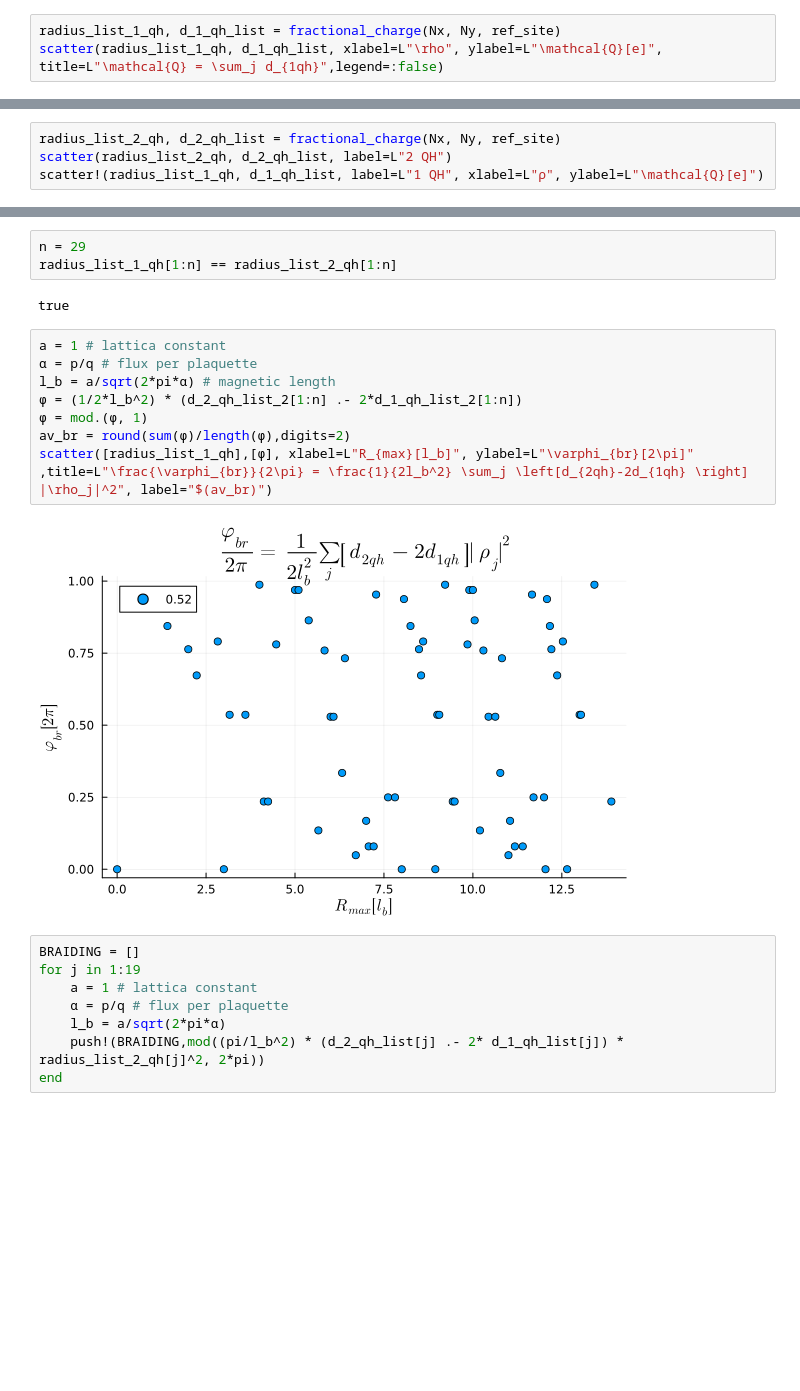
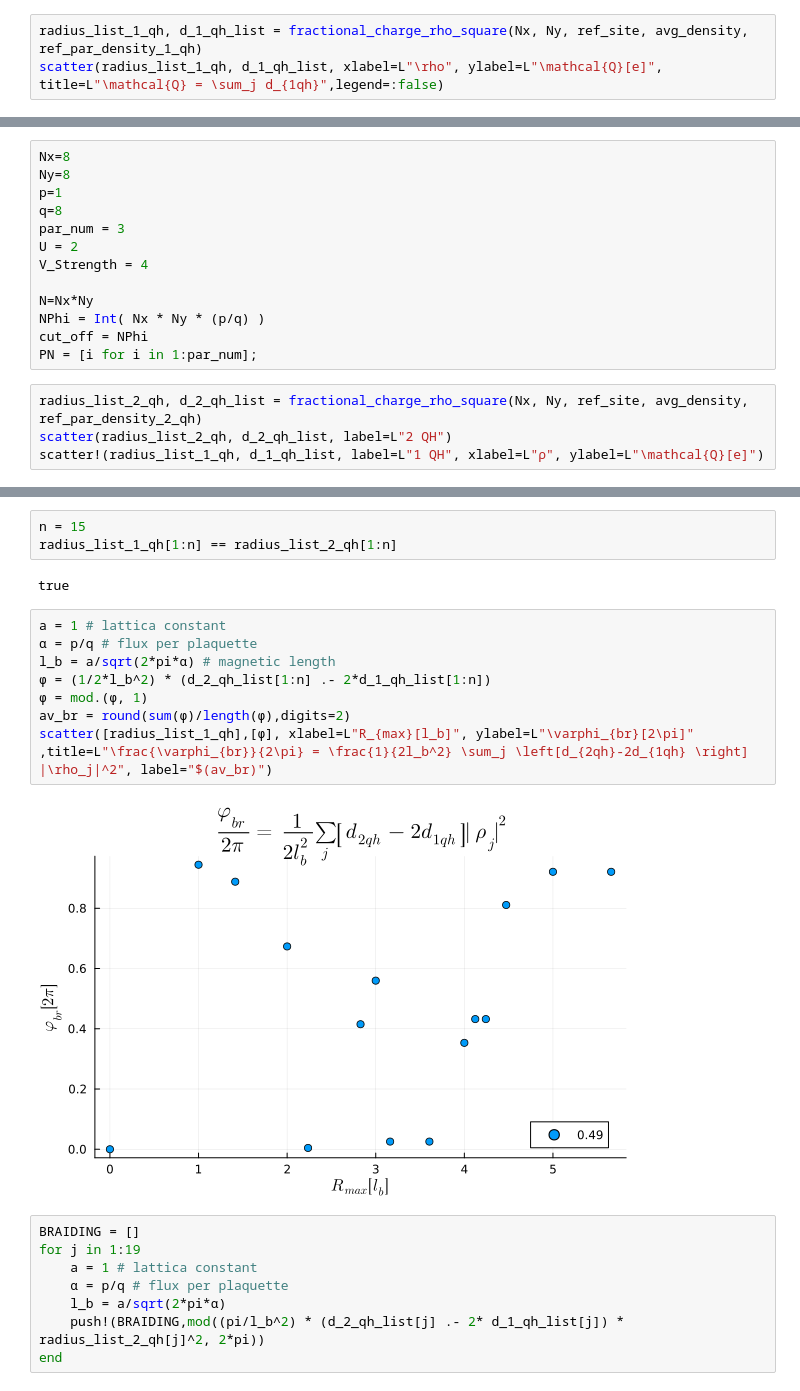
Before and after one commit to Umut-Can-Physics/Kagome-Lattice, a Jupyter notebook: My Numerical Calculations/Many-Body/Hofstadter/Braiding_Phase_by_depletion_profile.ipynb, the cells around one changed output, grey strips where cells are left out. Drawn from its saved outputs; the diff is of its cells as text; blank space fills up the shorter version.

```diff
--- a/My Numerical Calculations/Many-Body/Hofstadter/Braiding_Phase_by_depletion_profile.ipynb
+++ b/My Numerical Calculations/Many-Body/Hofstadter/Braiding_Phase_by_depletion_profile.ipynb
@@ -202,4 +446,4 @@ Any[0.0, 1.0, 1.4142135623730951, 2.0, 2.23606797749979, 2.8284271247461903, 3.0
 # %%
-radius_list_1_qh, d_1_qh_list = fractional_charge(Nx, Ny, ref_site)
+radius_list_1_qh, d_1_qh_list = fractional_charge_rho_square(Nx, Ny, ref_site, avg_density, ref_par_density_1_qh)
 scatter(radius_list_1_qh, d_1_qh_list, xlabel=L"\rho", ylabel=L"\mathcal{Q}[e]", title=L"\mathcal{Q} = \sum_j d_{1qh}",legend=:false)
 # %% [output]
@@ -224,8 +472,21 @@ scatter(radius_list_1_qh, d_1_qh_list_2, xlabel=L"\rho", title=L"\sum_j d_{\math
 # d_1_QH_Matrix = ref_par_density .- avg_density
 # %% [markdown]
 # 2 QH
+# %%
+Nx=8
+Ny=8
+p=1
+q=8
+par_num = 3
+U = 2
+V_Strength = 4
+
+N=Nx*Ny
+NPhi = Int( Nx * Ny * (p/q) )
+cut_off = NPhi
+PN = [i for i in 1:par_num];
 # %%
-radius_list_2_qh, d_2_qh_list = fractional_charge(Nx, Ny, ref_site)
+radius_list_2_qh, d_2_qh_list = fractional_charge_rho_square(Nx, Ny, ref_site, avg_density, ref_par_density_2_qh)
 scatter(radius_list_2_qh, d_2_qh_list, label=L"2 QH")
 scatter!(radius_list_1_qh, d_1_qh_list, label=L"1 QH", xlabel=L"ρ", ylabel=L"\mathcal{Q}[e]")
 # %% [output]
@@ -243,20 +504,20 @@ scatter(radius_list_2_qh, d_2_qh_list_2, xlabel=L"\rho", title=L"\sum_j d_{ \mat
 # %%
 # d_2_QH_Matrix = ref_par_density .- avg_density
 # %%
-n = 29
+n = 15
 radius_list_1_qh[1:n] == radius_list_2_qh[1:n]
 # %% [output]
 true
 # %%
 a = 1 # lattica constant
 α = p/q # flux per plaquette
 l_b = a/sqrt(2*pi*α) # magnetic length
-ϕ = (1/2*l_b^2) * (d_2_qh_list_2[1:n] .- 2*d_1_qh_list_2[1:n])
+ϕ = (1/2*l_b^2) * (d_2_qh_list[1:n] .- 2*d_1_qh_list[1:n])
 ϕ = mod.(ϕ, 1)
 av_br = round(sum(ϕ)/length(ϕ),digits=2)
 scatter([radius_list_1_qh],[ϕ], xlabel=L"R_{max}[l_b]", ylabel=L"\varphi_{br}[2\pi]" ,title=L"\frac{\varphi_{br}}{2\pi} = \frac{1}{2l_b^2} \sum_j \left[d_{2qh}-2d_{1qh} \right] |\rho_j|^2", label="$(av_br)")
 # %% [output]
-[figure, old version]
+[figure, new version]
 # %%
 BRAIDING = []
 for j in 1:19
```
Also changed, not shown: parts of 53 cells of this notebook, 42 other files.
